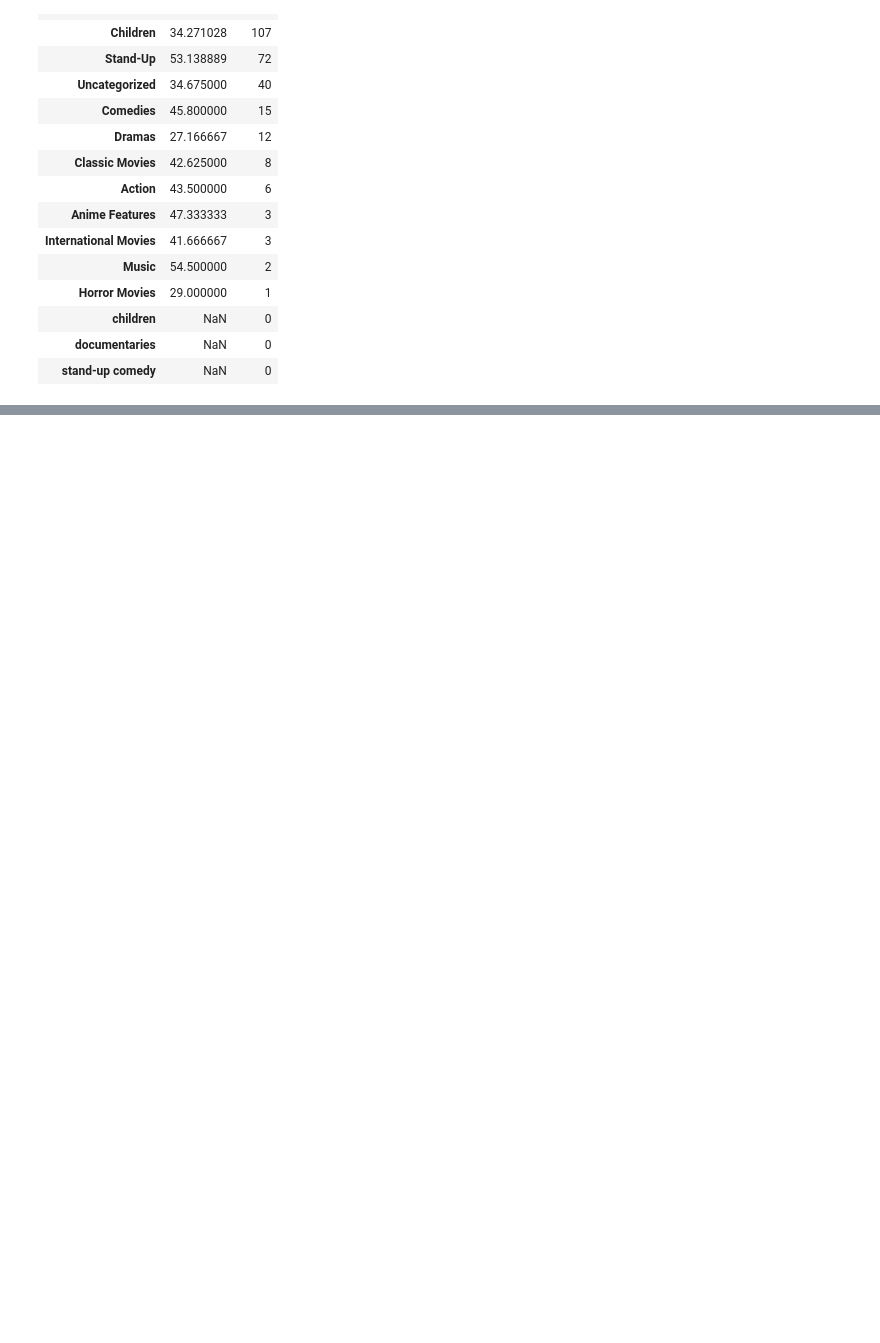
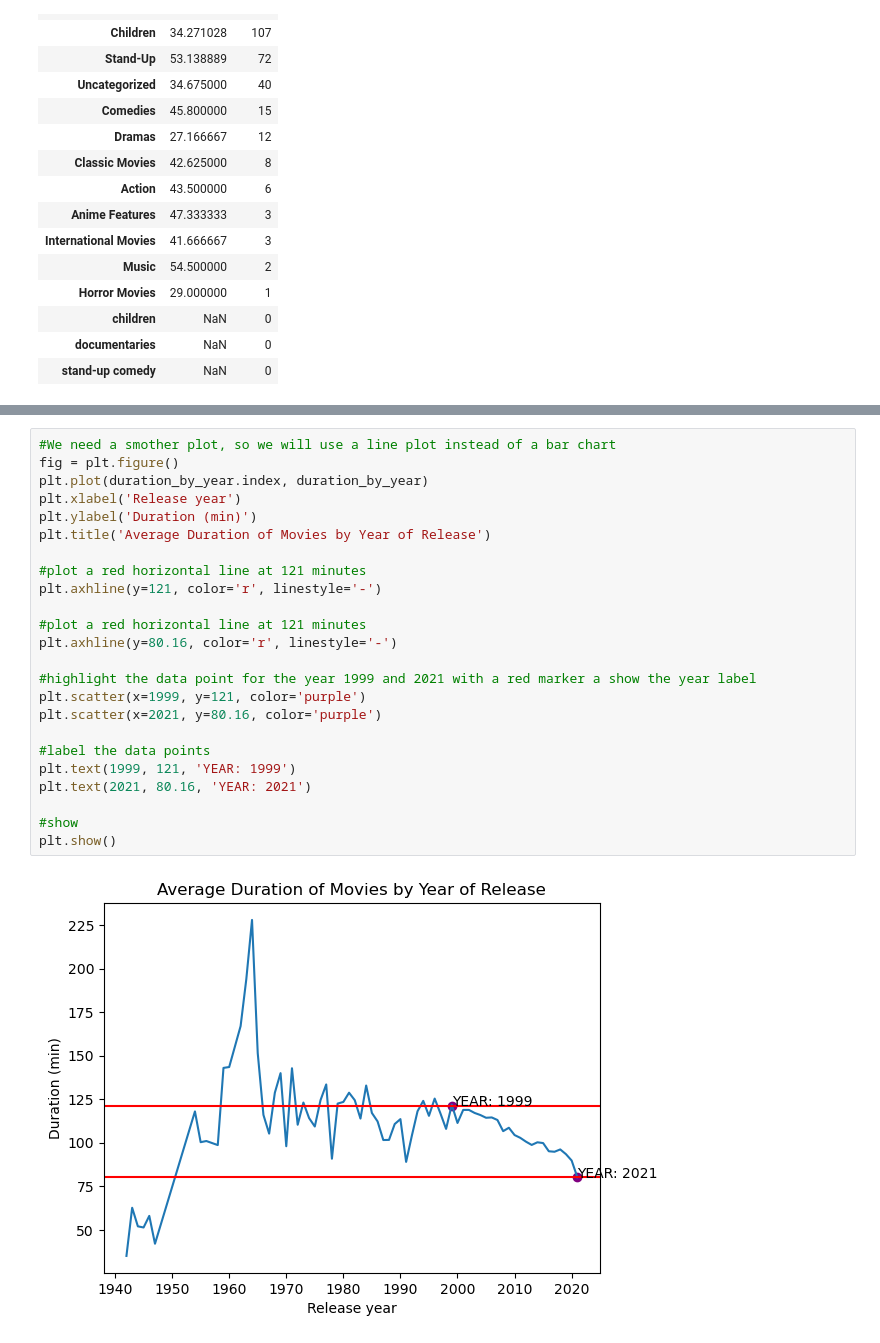
Before and after one commit to NicoapBol/Data-Analytics-Projects, a Jupyter notebook: 002. Netflix Movies/notebook.ipynb, the cells around one changed output, grey strips where cells are left out. Cells and saved outputs as stored; diff of their text form; blank space fills up the shorter version.

```diff
--- a/002. Netflix Movies/notebook.ipynb
+++ b/002. Netflix Movies/notebook.ipynb
@@ -157,0 +212,26 @@ genre_mean.head(15)
+# %%
+#We need a smother plot, so we will use a line plot instead of a bar chart
+fig = plt.figure()
+plt.plot(duration_by_year.index, duration_by_year)
+plt.xlabel('Release year')
+plt.ylabel('Duration (min)')
+plt.title('Average Duration of Movies by Year of Release')
+
+#plot a red horizontal line at 121 minutes
+plt.axhline(y=121, color='r', linestyle='-')
+
+#plot a red horizontal line at 121 minutes
+plt.axhline(y=80.16, color='r', linestyle='-')
+
+#highlight the data point for the year 1999 and 2021 with a red marker a show the year label
+plt.scatter(x=1999, y=121, color='purple')
+plt.scatter(x=2021, y=80.16, color='purple')
+
+#label the data points
+plt.text(1999, 121, 'YEAR: 1999')
+plt.text(2021, 80.16, 'YEAR: 2021')
+
+#show
+plt.show()
+# %% [output]
+[figure, added]
```
Also changed, not shown: parts of 7 cells of this notebook.
